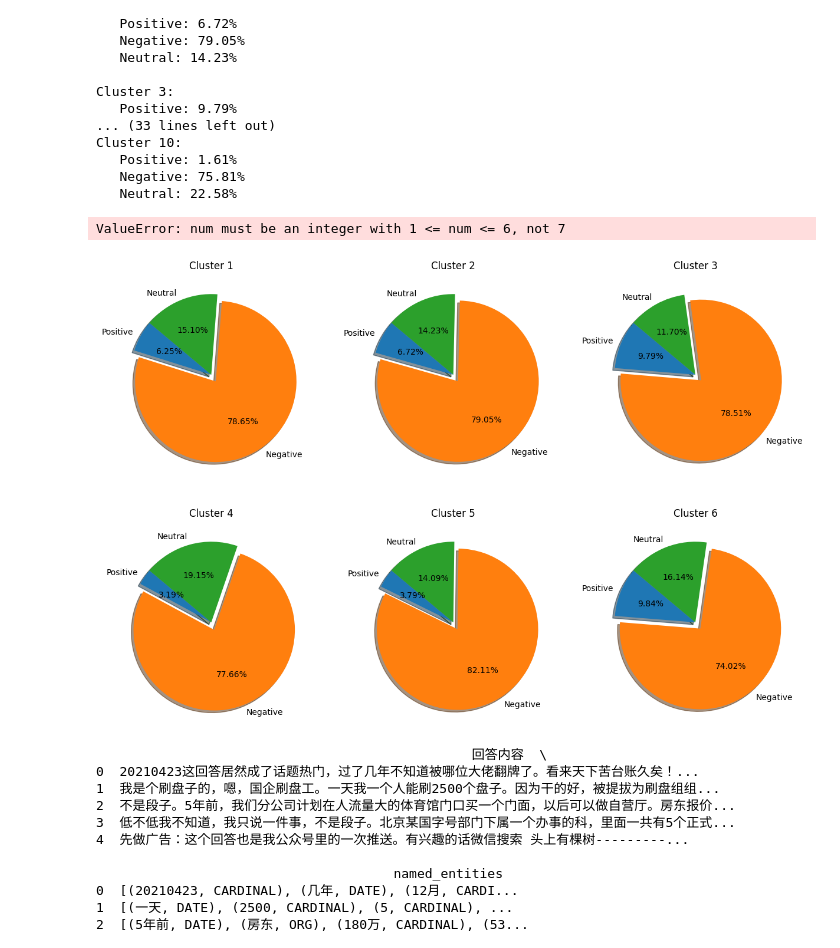
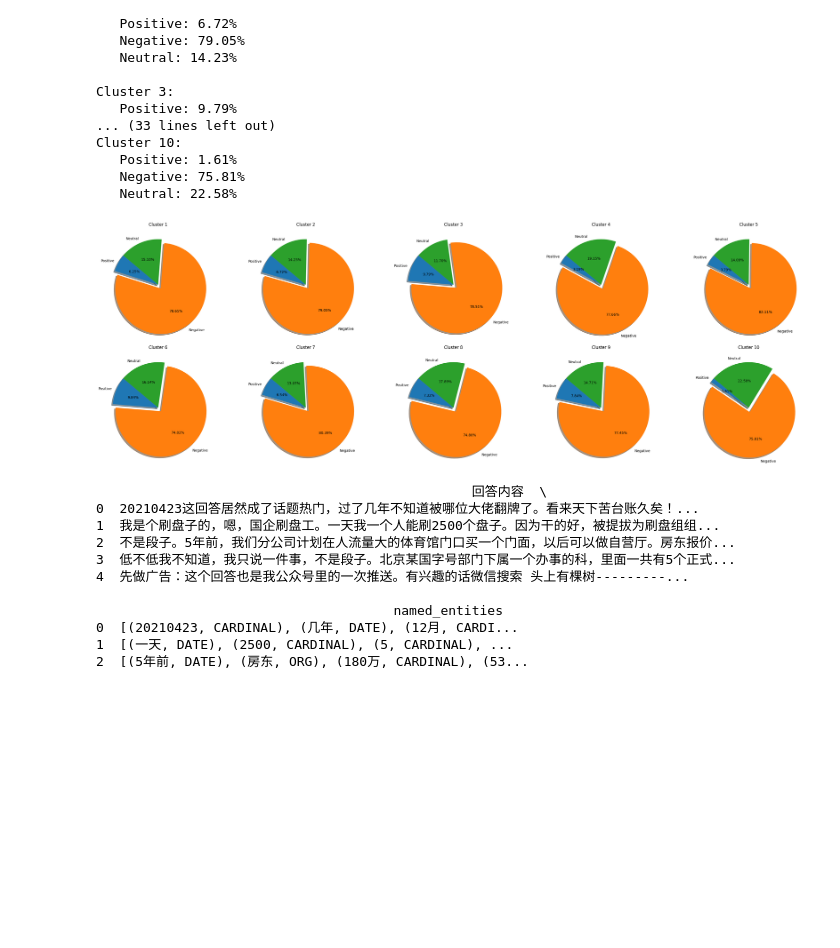
Before and after one commit to JesseLovesGrace/CN_Spectrum, a Jupyter notebook: Topics/State_Owned_Companies/02_State_Owned_LDA_Topic_Modeling_Aspect_Roberta_Random_Seed.ipynb, the cells around one changed output. Cells and saved outputs as stored; diff of their text form; code cells hidden in the pictures; blank space fills up the shorter version.

```diff
--- a/Topics/State_Owned_Companies/02_State_Owned_LDA_Topic_Modeling_Aspect_Roberta_Random_Seed.ipynb
+++ b/Topics/State_Owned_Companies/02_State_Owned_LDA_Topic_Modeling_Aspect_Roberta_Random_Seed.ipynb
@@ -841,21 +843,20 @@ Cluster 10:
 # %%
 import matplotlib.pyplot as plt
 
 # Plotting pie charts for each cluster
-plt.figure(figsize=(15, 10))
+plt.figure(figsize=(30, 10))
 for i, (cluster, distribution) in enumerate(sentiment_distribution.items(), 1):
     labels = distribution.keys()
     sizes = distribution.values()
     explode = (0, 0.1, 0)  # explode the 'Negative' slice
-    plt.subplot(2, 3, i)
+    plt.subplot(2, 5, i)
     plt.pie(sizes, explode=explode, labels=labels, autopct='%1.2f%%', shadow=True, startangle=140)
     plt.title(f"Cluster {cluster + 1}")
 
 plt.tight_layout()
 plt.show()
 # %% [output]
-ValueError: num must be an integer with 1 <= num <= 6, not 7
-[figure, old version]
+[figure, new version]
 # %%
 import pandas as pd
 import spacy
```
Also changed, not shown: parts of 13 cells of this notebook, 2 other files.
